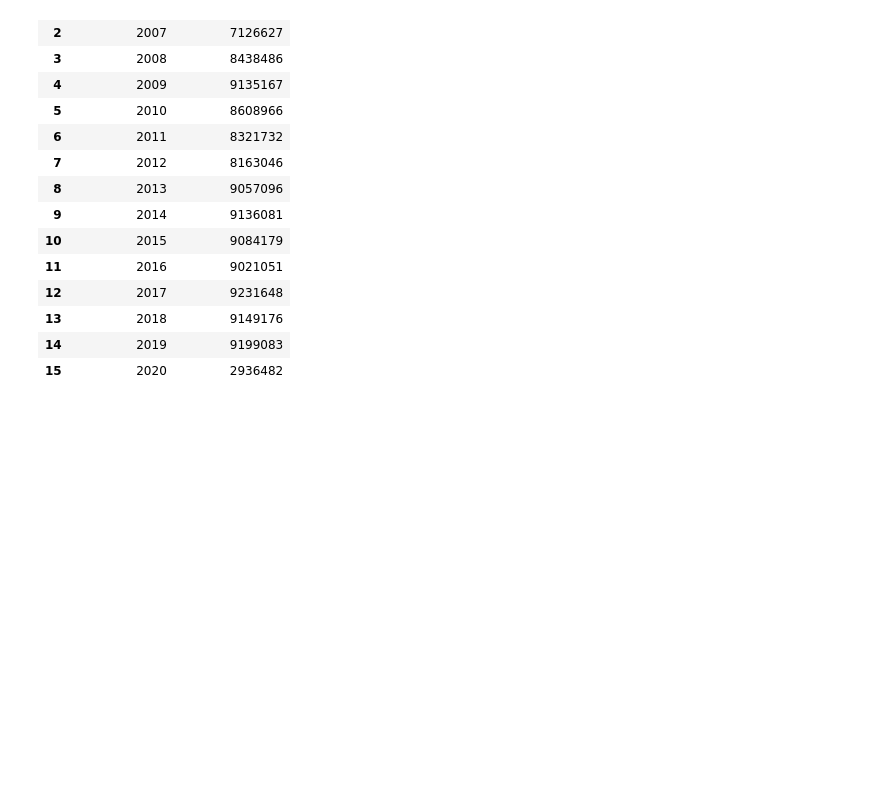
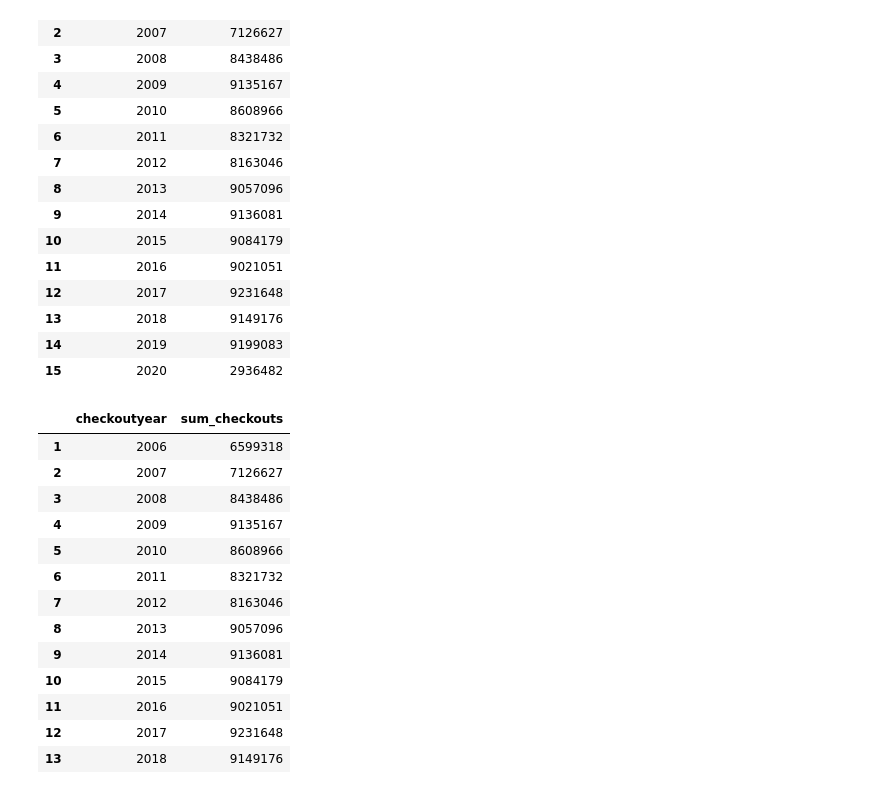
Before and after one commit to BLelgemann/WPM_T9-2, a Jupyter notebook: a2_python.ipynb, the cells around one changed output. Drawn from its saved outputs; the diff is of its cells as text; code cells hidden in the pictures; blank space fills up the shorter version.

```diff
--- a/a2_python.ipynb
+++ b/a2_python.ipynb
@@ -384,4 +384,24 @@ checkouts_jv
 | 13 | 2018 | 9149176 |
 | 14 | 2019 | 9199083 |
 | 15 | 2020 | 2936482 |
+# %%
+# Ich muss die erste und letzte Zeile aussortieren, weil diese nicht das vollständige Jahr abbilden:
+
+checkouts_jv_sorted = checkouts_jv[1:14]
+checkouts_jv_sorted
+# %% [output]
+|  | checkoutyear | sum_checkouts |
+| 1 | 2006 | 6599318 |
+| 2 | 2007 | 7126627 |
+| 3 | 2008 | 8438486 |
+| 4 | 2009 | 9135167 |
+| 5 | 2010 | 8608966 |
+| 6 | 2011 | 8321732 |
+| 7 | 2012 | 8163046 |
+| 8 | 2013 | 9057096 |
+| 9 | 2014 | 9136081 |
+| 10 | 2015 | 9084179 |
+| 11 | 2016 | 9021051 |
+| 12 | 2017 | 9231648 |
+| 13 | 2018 | 9149176 |
 # %%
```
Also changed, not shown: parts of 3 cells of this notebook.
